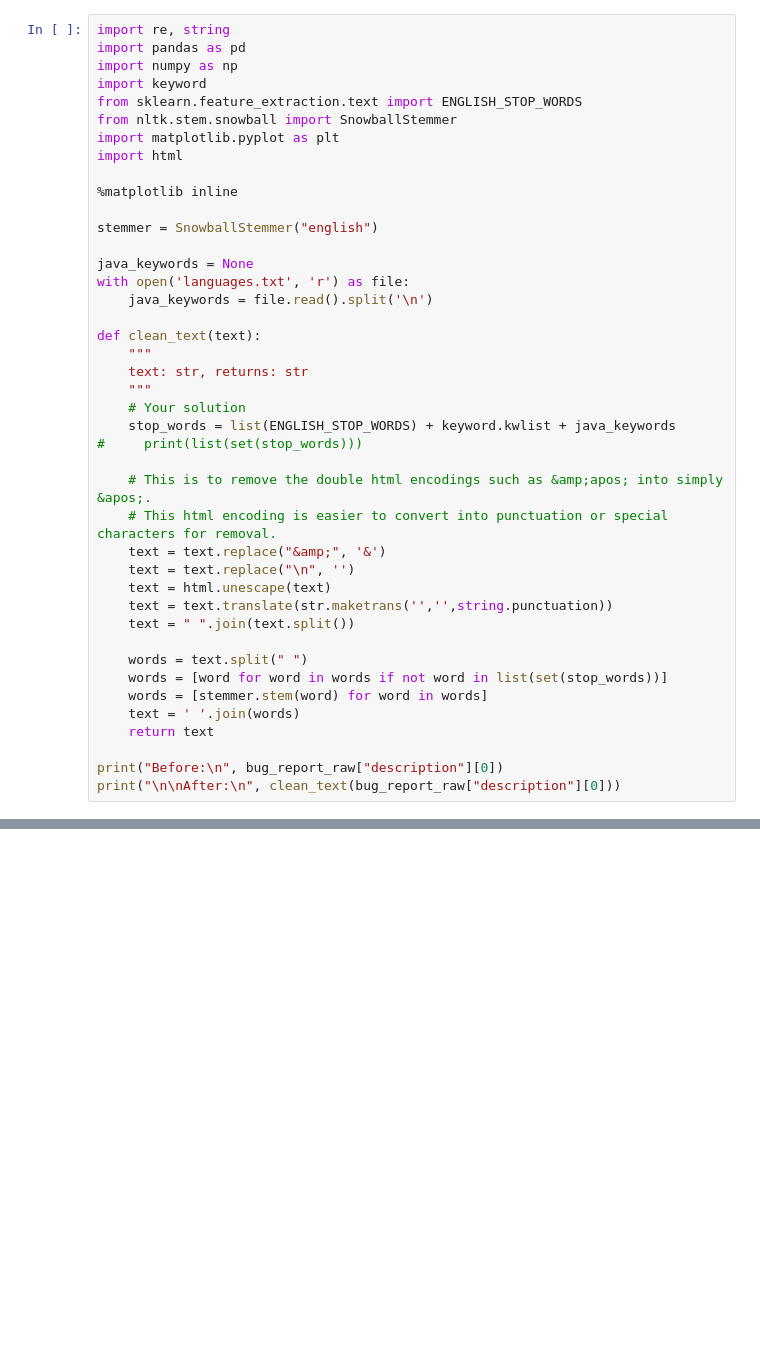
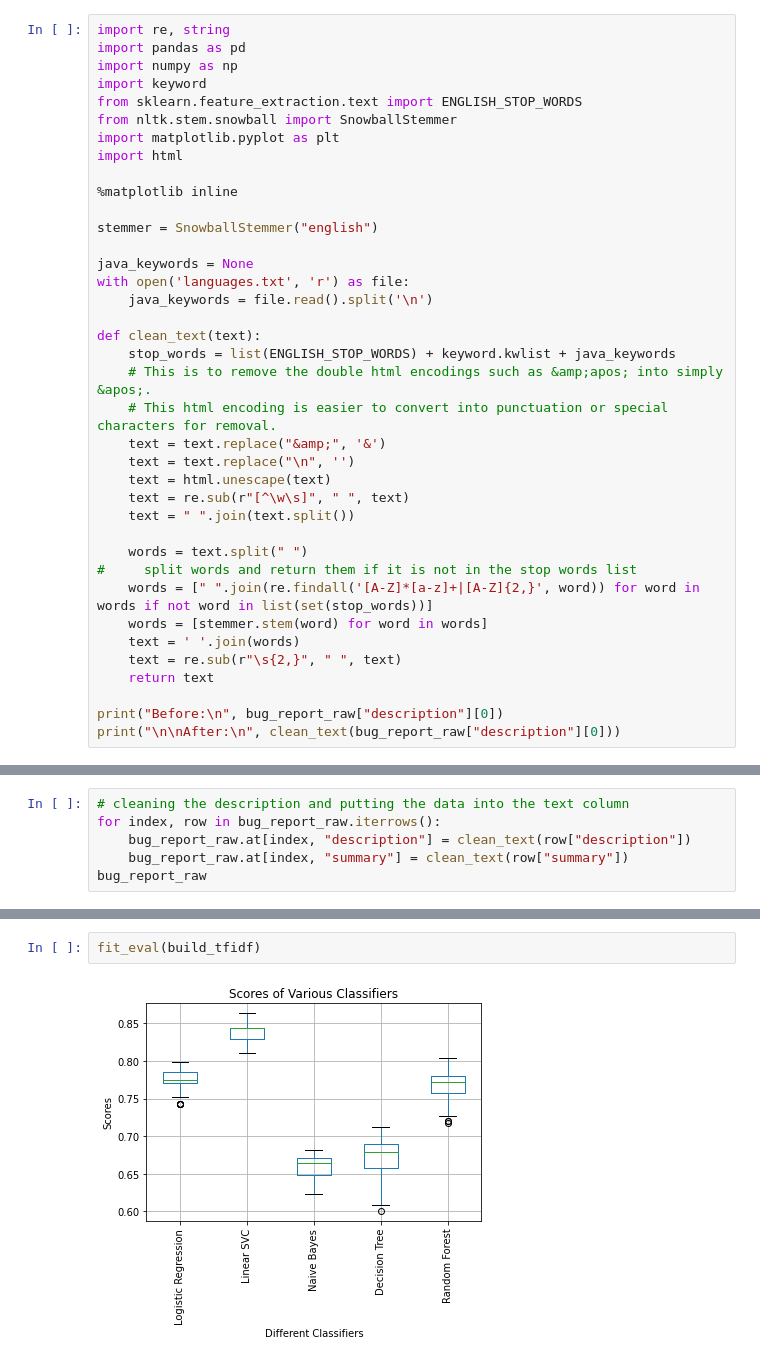
Before and after one commit to YeshaP/ENSF544_Proj2, a Jupyter notebook: Project2-1.ipynb, the cells around one changed output, grey strips where cells are left out. Cells and saved outputs as stored; diff of their text form; blank space fills up the shorter version.

Commit message:
cleaned data, did tf.idf

```diff
--- a/Project2-1.ipynb
+++ b/Project2-1.ipynb
@@ -96,25 +63,21 @@ with open('languages.txt', 'r') as file:
     java_keywords = file.read().split('\n')
 
 def clean_text(text):
-    """
-    text: str, returns: str
-    """
-    # Your solution
     stop_words = list(ENGLISH_STOP_WORDS) + keyword.kwlist + java_keywords
-#     print(list(set(stop_words)))
-
     # This is to remove the double html encodings such as &amp;apos; into simply &apos;.
     # This html encoding is easier to convert into punctuation or special characters for removal.
     text = text.replace("&amp;", '&')
     text = text.replace("\n", '')
     text = html.unescape(text)
-    text = text.translate(str.maketrans('','',string.punctuation))
+    text = re.sub(r"[^\w\s]", " ", text)
     text = " ".join(text.split())
 
     words = text.split(" ")
-    words = [word for word in words if not word in list(set(stop_words))]
+#     split words and return them if it is not in the stop words list
+    words = [" ".join(re.findall('[A-Z]*[a-z]+|[A-Z]{2,}', word)) for word in words if not word in list(set(stop_words))]
     words = [stemmer.stem(word) for word in words]
     text = ' '.join(words)
+    text = re.sub(r"\s{2,}", " ", text)
     return text
 
 print("Before:\n", bug_report_raw["description"][0])
@@ -139,0 +92,6 @@ After:
+# %%
+# cleaning the description and putting the data into the text column
+for index, row in bug_report_raw.iterrows():
+    bug_report_raw.at[index, "description"] = clean_text(row["description"])
+    bug_report_raw.at[index, "summary"] = clean_text(row["summary"])
+bug_report_raw
@@ -139,0 +214,4 @@ After:
+# %%
+fit_eval(build_tfidf)
+# %% [output]
+[figure, added]
```
Also changed, not shown: parts of 9 cells of this notebook.
